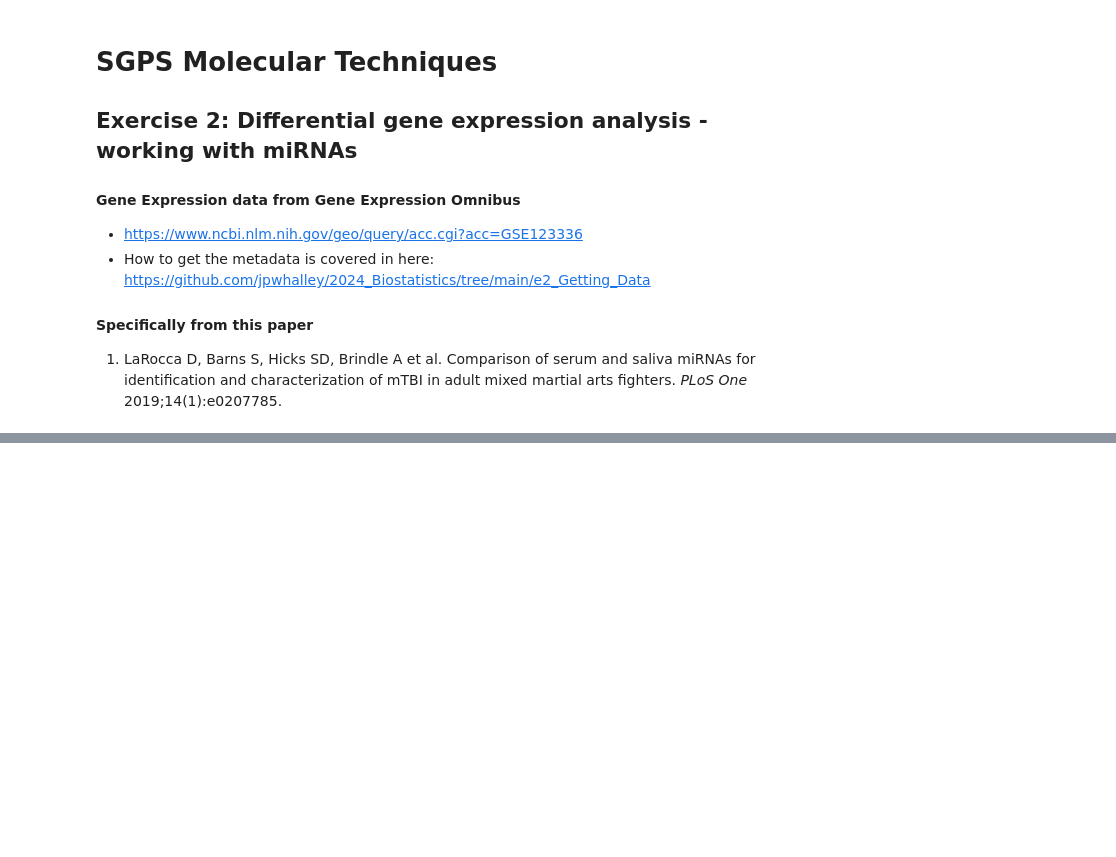
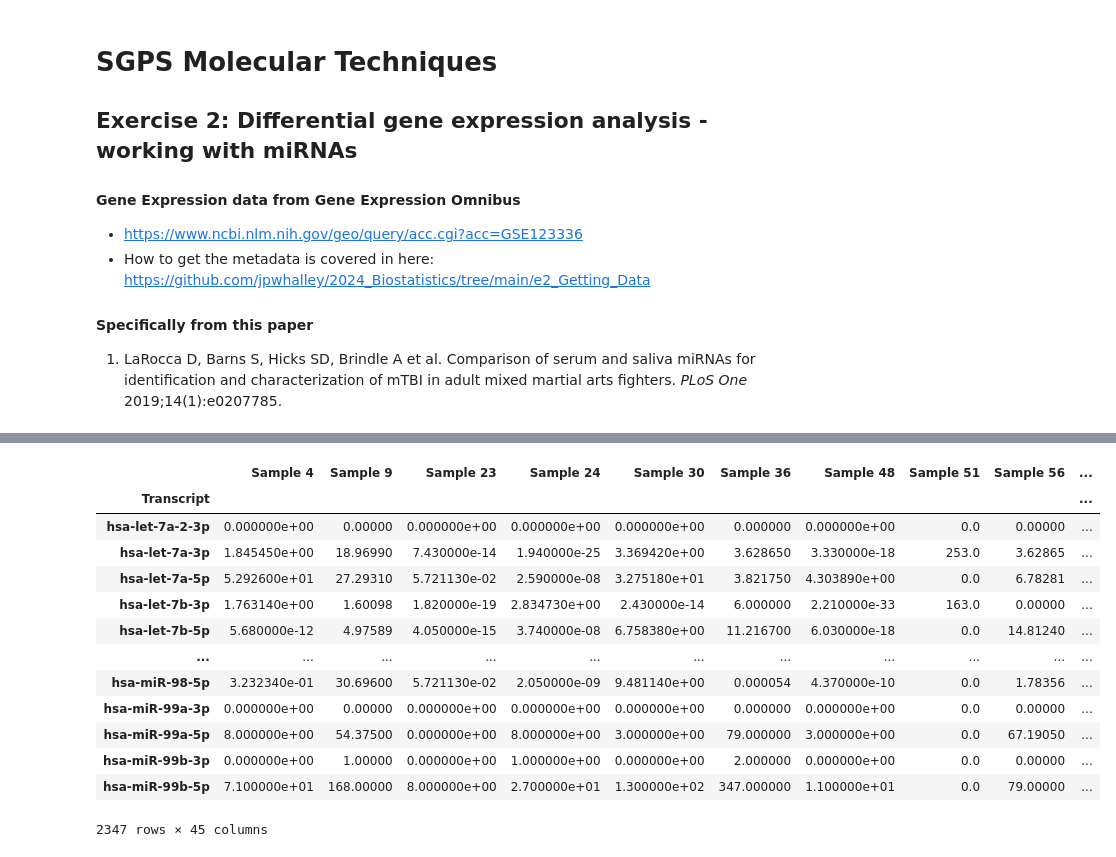
Before and after one commit to jpwhalley/2024_MolTechniques, a Jupyter notebook: d1_RNA_Analysis/e2_miRNA/ex2a_diff_expr.ipynb, the cells around one changed output, grey strips where cells are left out. Saved outputs shown, nothing was run; the diff lists cells and outputs as text; code cells hidden in the pictures; blank space fills up the shorter version.

```diff
--- a/d1_RNA_Analysis/e2_miRNA/ex2a_diff_expr.ipynb
+++ b/d1_RNA_Analysis/e2_miRNA/ex2a_diff_expr.ipynb
@@ -27,21 +56,37 @@ metadata
 # %%
 # Can we see which miRNA are differentially expressed in Serum pre and post fight?
 # Filter for serum samples only
 serum_samples = metadata[(metadata['tissue'] == 'Serum') &
                           (metadata['timepoint'].isin(['0d pre', '0d post']))]
 
 # Get the corresponding sample names
 serum_sample_names = serum_samples.index
 
 # Subset the expression data
 serum_expression = human_expression[serum_sample_names]
 serum_expression
 
 pre_fight_samples = serum_samples[serum_samples['timepoint'] == '0d pre'].index
 post_fight_samples = serum_samples[serum_samples['timepoint'] == '0d post'].index
 
 pre_fight_expression = serum_expression[pre_fight_samples]
 post_fight_expression = serum_expression[post_fight_samples]
+pre_fight_expression
+# %% [output]
+|  | Sample 4 | Sample 9 | Sample 23 | Sample 24 | Sample 30 | Sample 36 | Sample 48 | Sample 51 | Sample 56 | ... |
+| Transcript |  |  |  |  |  |  |  |  |  | ... |
+| hsa-let-7a-2-3p | 0.000000e+00 | 0.00000 | 0.000000e+00 | 0.000000e+00 | 0.000000e+00 | 0.000000 | 0.000000e+00 | 0.0 | 0.00000 | ... |
+| hsa-let-7a-3p | 1.845450e+00 | 18.96990 | 7.430000e-14 | 1.940000e-25 | 3.369420e+00 | 3.628650 | 3.330000e-18 | 253.0 | 3.62865 | ... |
+| hsa-let-7a-5p | 5.292600e+01 | 27.29310 | 5.721130e-02 | 2.590000e-08 | 3.275180e+01 | 3.821750 | 4.303890e+00 | 0.0 | 6.78281 | ... |
+| hsa-let-7b-3p | 1.763140e+00 | 1.60098 | 1.820000e-19 | 2.834730e+00 | 2.430000e-14 | 6.000000 | 2.210000e-33 | 163.0 | 0.00000 | ... |
+| hsa-let-7b-5p | 5.680000e-12 | 4.97589 | 4.050000e-15 | 3.740000e-08 | 6.758380e+00 | 11.216700 | 6.030000e-18 | 0.0 | 14.81240 | ... |
+| ... | ... | ... | ... | ... | ... | ... | ... | ... | ... | ... |
+| hsa-miR-98-5p | 3.232340e-01 | 30.69600 | 5.721130e-02 | 2.050000e-09 | 9.481140e+00 | 0.000054 | 4.370000e-10 | 0.0 | 1.78356 | ... |
+| hsa-miR-99a-3p | 0.000000e+00 | 0.00000 | 0.000000e+00 | 0.000000e+00 | 0.000000e+00 | 0.000000 | 0.000000e+00 | 0.0 | 0.00000 | ... |
+| hsa-miR-99a-5p | 8.000000e+00 | 54.37500 | 0.000000e+00 | 8.000000e+00 | 3.000000e+00 | 79.000000 | 3.000000e+00 | 0.0 | 67.19050 | ... |
+| hsa-miR-99b-3p | 0.000000e+00 | 1.00000 | 0.000000e+00 | 1.000000e+00 | 0.000000e+00 | 2.000000 | 0.000000e+00 | 0.0 | 0.00000 | ... |
+| hsa-miR-99b-5p | 7.100000e+01 | 168.00000 | 8.000000e+00 | 2.700000e+01 | 1.300000e+02 | 347.000000 | 1.100000e+01 | 0.0 | 79.00000 | ... |
+2347 rows × 45 columns
 # %%
 from scipy.stats import mannwhitneyu
 
```
Also changed, not shown: parts of 4 cells of this notebook, 3 other files.
